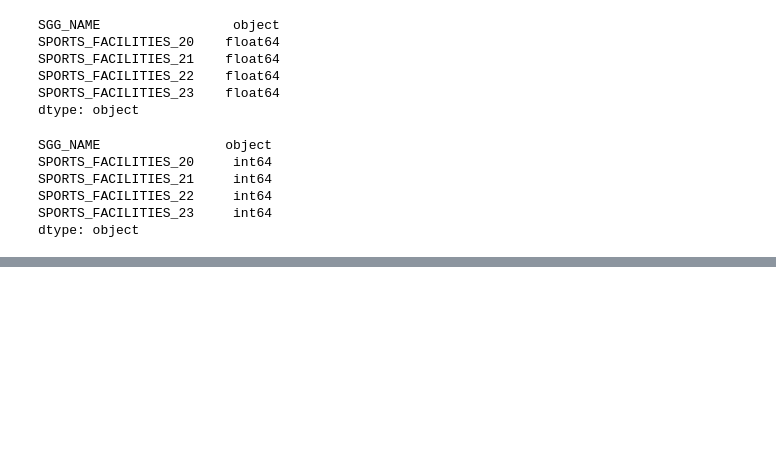
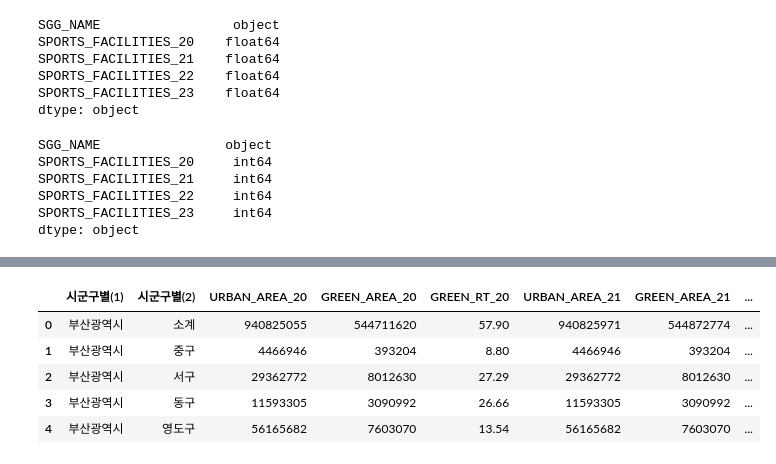
Before and after one commit to outflow-project/population-outflow, a Jupyter notebook: notebooks/preprocessed_data_missing_value.ipynb, the cells around one changed output, grey strips where cells are left out. Cells and saved outputs as stored; diff of their text form; code cells hidden in the pictures; blank space fills up the shorter version.

```diff
--- a/notebooks/preprocessed_data_missing_value.ipynb
+++ b/notebooks/preprocessed_data_missing_value.ipynb
@@ -451,0 +574,4 @@ num_sports_zeros.to_csv('../processed/체육시설수.csv', index=False)
+# %%
+cols = greens.iloc[:,-3:-1].columns
+# %%
+greens[cols] = greens[cols].astype(dtype='int64')
@@ -451,0 +596,2 @@ num_sports_zeros.to_csv('../processed/체육시설수.csv', index=False)
+# %%
+greens['GREEN_RT_23'] = greens['GREEN_RT_23'].astype(dtype='float64')
@@ -451,0 +616,9 @@ num_sports_zeros.to_csv('../processed/체육시설수.csv', index=False)
+# %%
+greens.head()
+# %% [output]
+|  | 시군구별(1) | 시군구별(2) | URBAN_AREA_20 | GREEN_AREA_20 | GREEN_RT_20 | URBAN_AREA_21 | GREEN_AREA_21 | ... |
+| 0 | 부산광역시 | 소계 | 940825055 | 544711620 | 57.90 | 940825971 | 544872774 | ... |
+| 1 | 부산광역시 | 중구 | 4466946 | 393204 | 8.80 | 4466946 | 393204 | ... |
+| 2 | 부산광역시 | 서구 | 29362772 | 8012630 | 27.29 | 29362772 | 8012630 | ... |
+| 3 | 부산광역시 | 동구 | 11593305 | 3090992 | 26.66 | 11593305 | 3090992 | ... |
+| 4 | 부산광역시 | 영도구 | 56165682 | 7603070 | 13.54 | 56165682 | 7603070 | ... |
```
Also changed, not shown: parts of 16 cells of this notebook.
